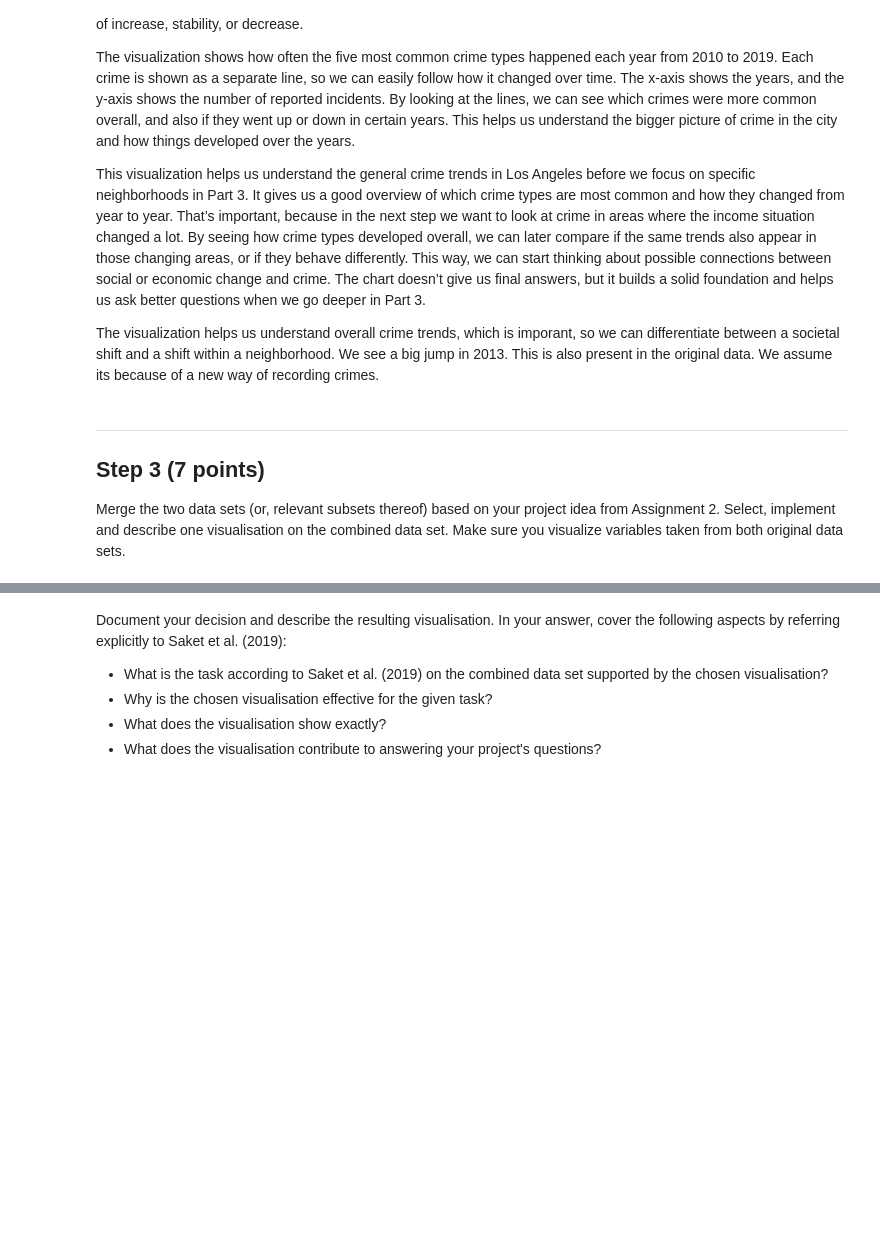
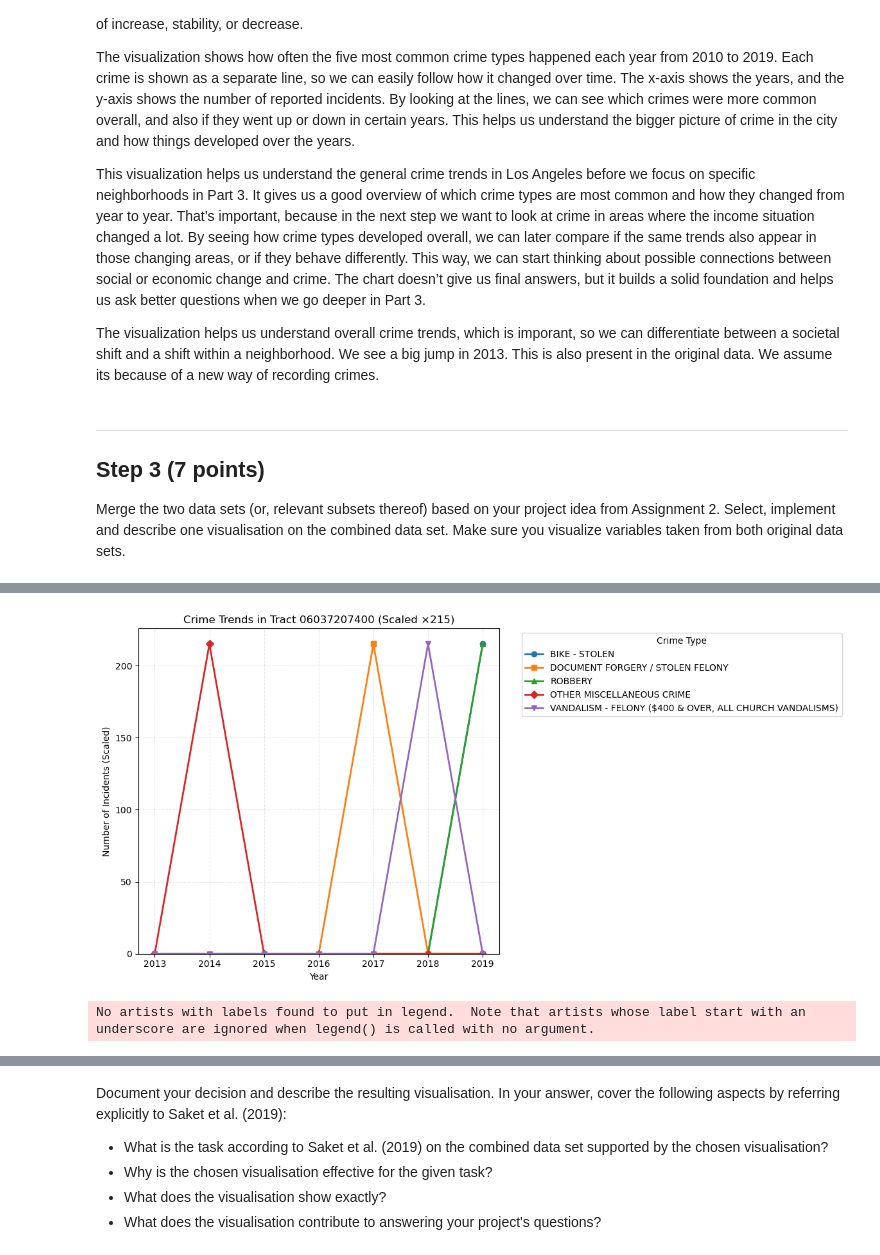
Before and after one commit to brechthaben/BBE, a Jupyter notebook: SBWL DataScience/DataProcessing/Assignments/5198_assignment-5_12318768/notebook-1 adjusted.ipynb, the cells around one changed output, grey strips where cells are left out. Saved outputs shown, nothing was run; the diff lists cells and outputs as text; code cells hidden in the pictures; blank space fills up the shorter version.

```diff
--- a/SBWL DataScience/DataProcessing/Assignments/5198_assignment-5_12318768/notebook-1 adjusted.ipynb
+++ b/SBWL DataScience/DataProcessing/Assignments/5198_assignment-5_12318768/notebook-1 adjusted.ipynb
@@ -779,0 +900,80 @@ Merged dataset saved to: data/merged_crime_geoid_dataset.csv
+# %%
+#visualization from the data above
+
+# all the relevant imports for the code
+import pandas as pd
+import matplotlib.pyplot as plt
+import matplotlib.ticker as mticker
+
+# Load the merged crime + GEOID dataset
+crime_df = pd.read_csv("crimes_with_geoids_projected.csv")
+
+# Format the GEOID as an 11-digit string
+crime_df['geoid'] = crime_df['geoid'].astype(str).str.zfill(11)
+
+# Load or reuse the top_changers DataFrame here
+# Extract the plain 11-digit GEOID
+top_changers['geoid'] = top_changers['geoid'].astype(str).str.extract(r'(\d{11})')[0]
+
+# Parse the occurrence date and drop invalid entries
+crime_df['date_occ'] = pd.to_datetime(crime_df['date_occ'], errors='coerce')
+crime_df = crime_df.dropna(subset=['date_occ'])
+
+# Derive the year for each crime record
+crime_df['year'] = crime_df['date_occ'].dt.year
+
+# Filter only those crimes that fall into the top 5 tracts
+filtered_crime_df = crime_df[crime_df['geoid'].isin(top_changers['geoid'])]
+
+# Define the plotting function for crime trends
+def plot_trends(df, geoids, scale_factor=215):
+    for geoid in geoids:
+        # Select data for this tract and time range 2013–2019
+        local = df[(df['geoid'] == geoid) & (df['year'].between(2013, 2019))]
+
+        # Identify the five most frequent crime descriptions
+        top_crimes = local['crm_cd_desc'].value_counts().head(5).index.tolist()
+
+        # Pivot to get annual counts for each top crime type
+        pivot = local[local['crm_cd_desc'].isin(top_crimes)].pivot_table(
+            index='year',
+            columns='crm_cd_desc',
+            values='crm_cd',
+            aggfunc='count',
+            fill_value=0
+        ).reindex(range(2013, 2020), fill_value=0)
+
+        # Scale the counts for better visual separation
+        pivot *= scale_factor
+
+        # Create the figure and axis
+        fig, ax = plt.subplots(figsize=(12, 6))
+        markers = ['o', 's', '^', 'D', 'v']
+
+        # Plot each crime type as a separate line
+        for i, crime in enumerate(top_crimes):
+            ax.plot(pivot.index, pivot[crime], marker=markers[i % len(markers)], linewidth=2, label=crime)
+
+        # Set the title and axis labels
+        ax.set_title(f"Crime Trends in Tract {geoid} (Scaled ×{scale_factor})")
+        ax.set_xlabel("Year")
+        ax.set_ylabel("Number of Incidents (Scaled)")
+
+        # Add grid and legend
+        ax.grid(True, linestyle='--', alpha=0.3)
+        ax.legend(title="Crime Type", bbox_to_anchor=(1.05, 1), loc='upper left')
+
+        # Ensure y-axis starts at zero and x-axis uses integer ticks
+        ax.set_ylim(bottom=0)
+        ax.xaxis.set_major_locator(mticker.MaxNLocator(integer=True))
+
+        # Adjust layout and display the plot
+        plt.xticks(rotation=0)
+        plt.tight_layout()
+        plt.show()
+
+# Plot the crime trends for the top 5 tracts
+plot_trends(filtered_crime_df, top_changers['geoid'].tolist())
+# %% [output]
+[figure, added]
+No artists with labels found to put in legend.  Note that artists whose label start with an underscore are ignored when legend() is called with no argument.
```
Also changed, not shown: parts of 4 cells of this notebook, 1 other file.
